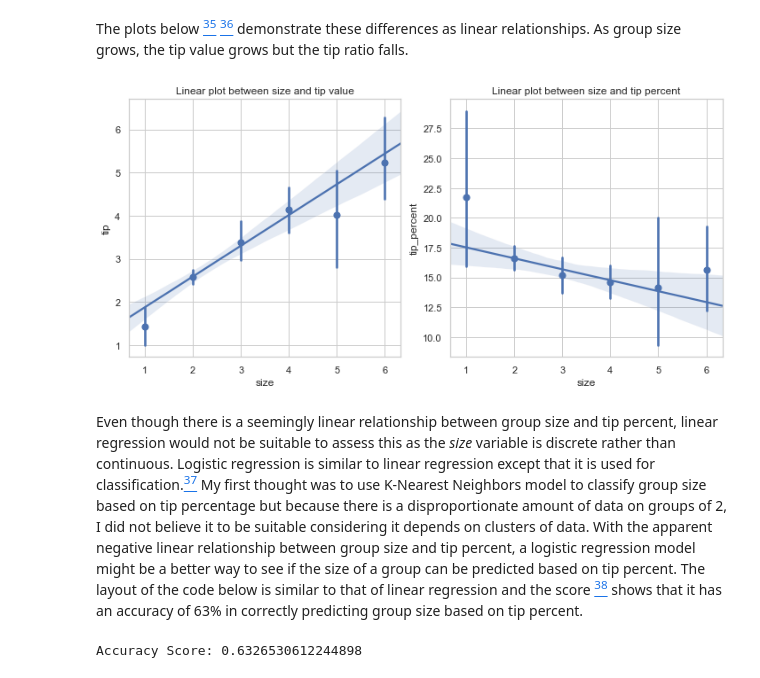
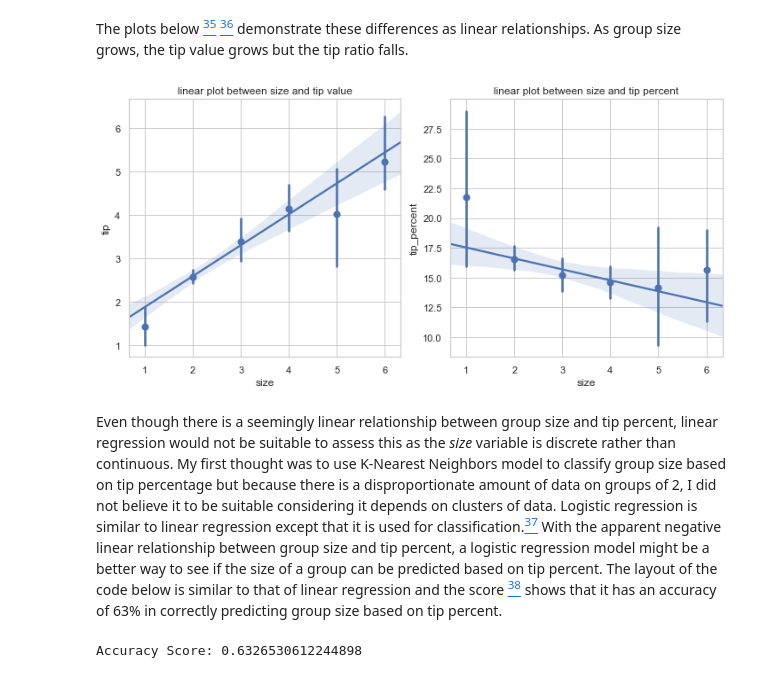
Before and after one commit to jennifer-ryan/fundamentals-project, a Jupyter notebook: tips_dataset_analysis.ipynb, the cells around one changed output. Cells and saved outputs as stored; diff of their text form; code cells hidden in the pictures.

```diff
--- a/tips_dataset_analysis.ipynb
+++ b/tips_dataset_analysis.ipynb
@@ -626,21 +626,21 @@ The plots below [<sup>35</sup>](https://seaborn.pydata.org/tutorial/regression.h
 # %%
 # Plotting linear relationships for tip value and tip percent by group size side-by-side.
 plt.figure(figsize=(10, 5))
 
 plt.subplot(1, 2, 1)
-plt.title('Linear plot between size and tip value')
+plt.title('linear plot between size and tip value')
 sns.regplot(x='size', y='tip', data=tips_df, x_estimator=np.mean)
 
 plt.subplot(1, 2, 2)
-plt.title('Linear plot between size and tip percent')
+plt.title('linear plot between size and tip percent')
 sns.regplot(x='size', y='tip_percent', data=tips_df, x_estimator=np.mean)
 
 plt.tight_layout()
 plt.show()
 # %% [output]
-[figure, old version]
+[figure, new version]
 # %% [markdown]
-Even though there is a seemingly linear relationship between group size and tip percent, linear regression would not be suitable to assess this as the *size* variable is discrete rather than continuous. Logistic regression is similar to linear regression except that it is used for classification.[<sup>37</sup>](https://towardsdatascience.com/building-a-logistic-regression-in-python-301d27367c24) My first thought was to use K-Nearest Neighbors model to classify group size based on tip percentage but because there is a disproportionate amount of data on groups of 2, I did not believe it to be suitable considering it depends on clusters of data. With the apparent negative linear relationship between group size and tip percent, a logistic regression model might be a better way to see if the size of a group can be predicted based on tip percent. The layout of the code below is similar to that of linear regression and the score [<sup>38</sup>](https://towardsdatascience.com/logistic-regression-using-python-sklearn-numpy-mnist-handwriting-recognition-matplotlib-a6b31e2b166a) shows that it has an accuracy of 63% in correctly predicting group size based on tip percent.
+Even though there is a seemingly linear relationship between group size and tip percent, linear regression would not be suitable to assess this as the *size* variable is discrete rather than continuous. My first thought was to use K-Nearest Neighbors model to classify group size based on tip percentage but because there is a disproportionate amount of data on groups of 2, I did not believe it to be suitable considering it depends on clusters of data. Logistic regression is similar to linear regression except that it is used for classification.[<sup>37</sup>](https://towardsdatascience.com/building-a-logistic-regression-in-python-301d27367c24) With the apparent negative linear relationship between group size and tip percent, a logistic regression model might be a better way to see if the size of a group can be predicted based on tip percent. The layout of the code below is similar to that of linear regression and the score [<sup>38</sup>](https://towardsdatascience.com/logistic-regression-using-python-sklearn-numpy-mnist-handwriting-recognition-matplotlib-a6b31e2b166a) shows that it has an accuracy of 63% in correctly predicting group size based on tip percent.
 # %%
 # Defining variables.
 X3 = tips_df['tip_percent'].values.reshape(-1,1)
```
Also changed, not shown: parts of 15 cells of this notebook.
